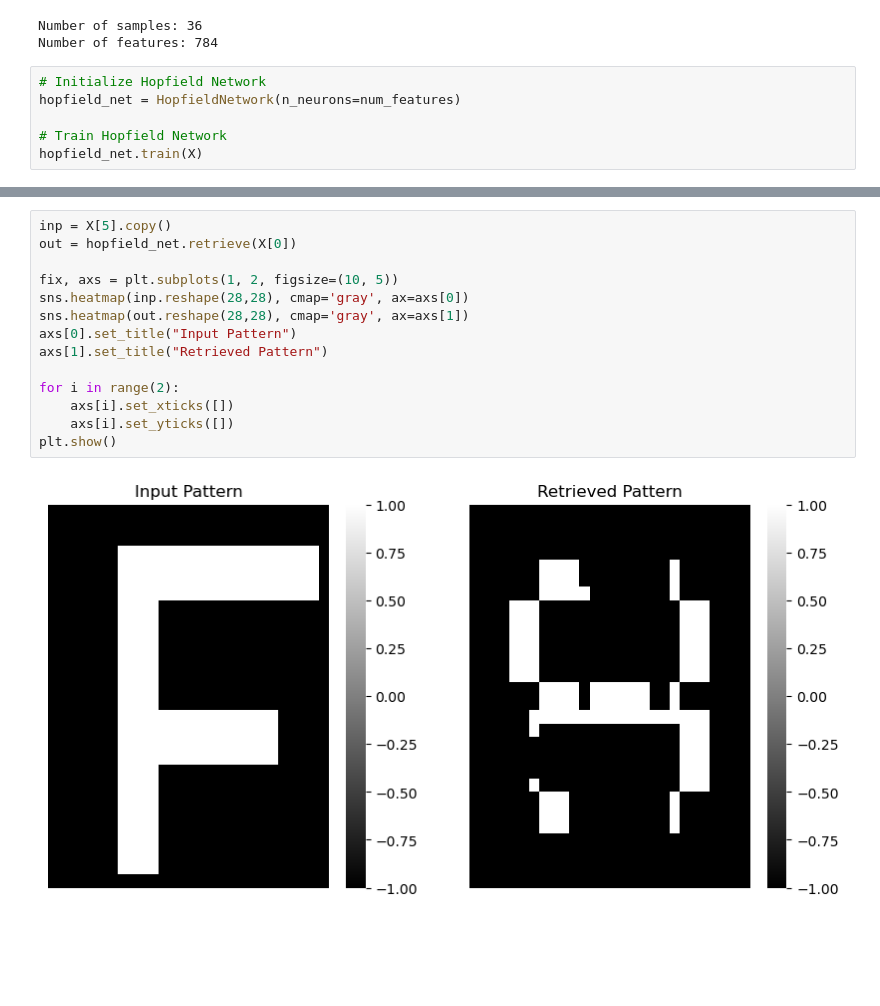
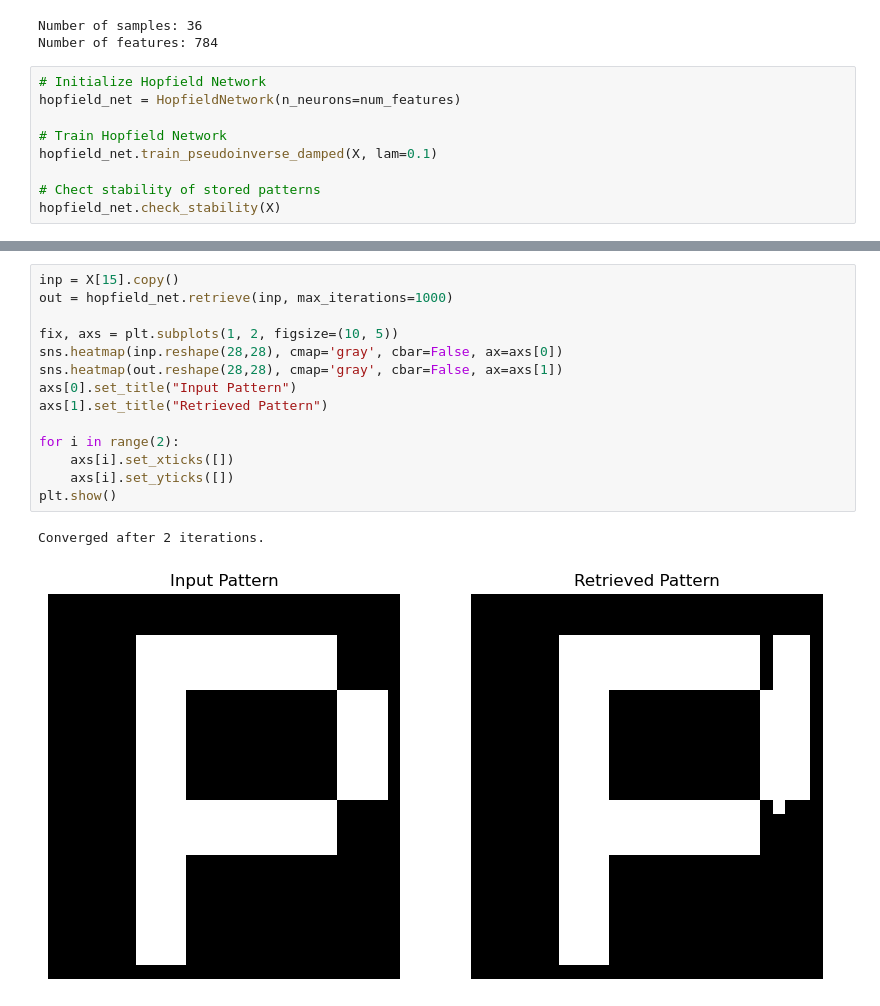
Before and after one commit to LLapsus/hopmemo, a Jupyter notebook: hopfield_demo.ipynb, the cells around one changed output, grey strips where cells are left out. Saved outputs shown, nothing was run; the diff lists cells and outputs as text; blank space fills up the shorter version.

```diff
--- a/hopfield_demo.ipynb
+++ b/hopfield_demo.ipynb
@@ -34,4 +34,7 @@ Number of features: 784
 hopfield_net = HopfieldNetwork(n_neurons=num_features)
 
 # Train Hopfield Network
-hopfield_net.train(X)
+hopfield_net.train_pseudoinverse_damped(X, lam=0.1)
+
+# Chect stability of stored patterns
+hopfield_net.check_stability(X)
@@ -51,16 +72,17 @@ plt.show()
 # %%
-inp = X[5].copy()
-out = hopfield_net.retrieve(X[0])
+inp = X[15].copy()
+out = hopfield_net.retrieve(inp, max_iterations=1000)
 
 fix, axs = plt.subplots(1, 2, figsize=(10, 5))
-sns.heatmap(inp.reshape(28,28), cmap='gray', ax=axs[0])
-sns.heatmap(out.reshape(28,28), cmap='gray', ax=axs[1])
+sns.heatmap(inp.reshape(28,28), cmap='gray', cbar=False, ax=axs[0])
+sns.heatmap(out.reshape(28,28), cmap='gray', cbar=False, ax=axs[1])
 axs[0].set_title("Input Pattern")
 axs[1].set_title("Retrieved Pattern")
 
 for i in range(2):
     axs[i].set_xticks([])
     axs[i].set_yticks([])
 plt.show()
 # %% [output]
+Converged after 2 iterations.
-[figure, old version]
+[figure, new version]
```
Also changed, not shown: parts of 2 cells of this notebook, 1 other file.
